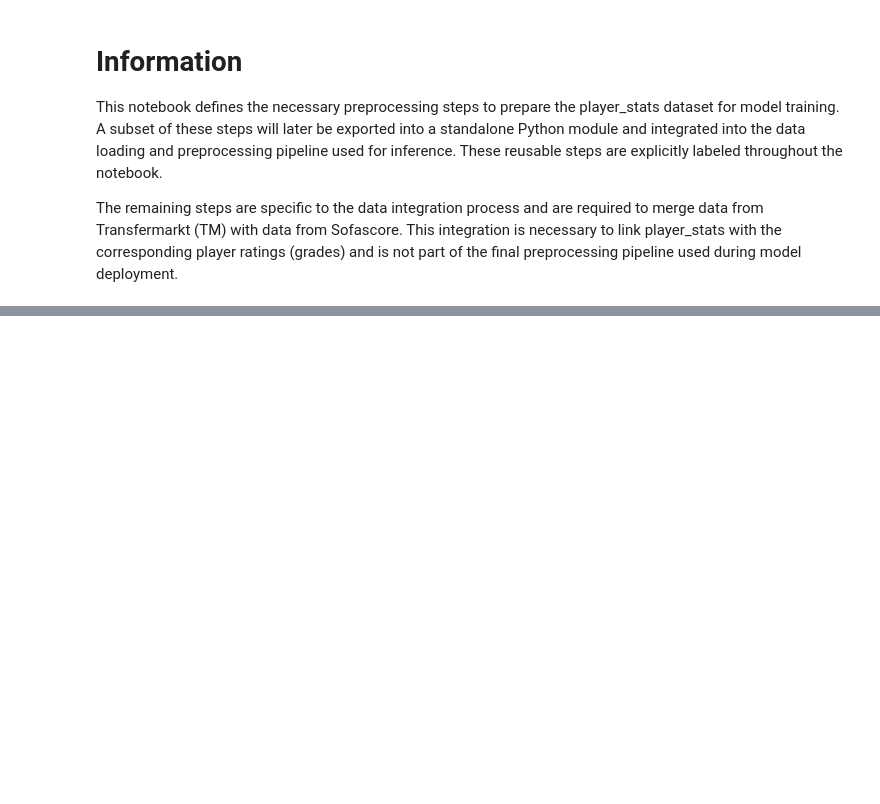
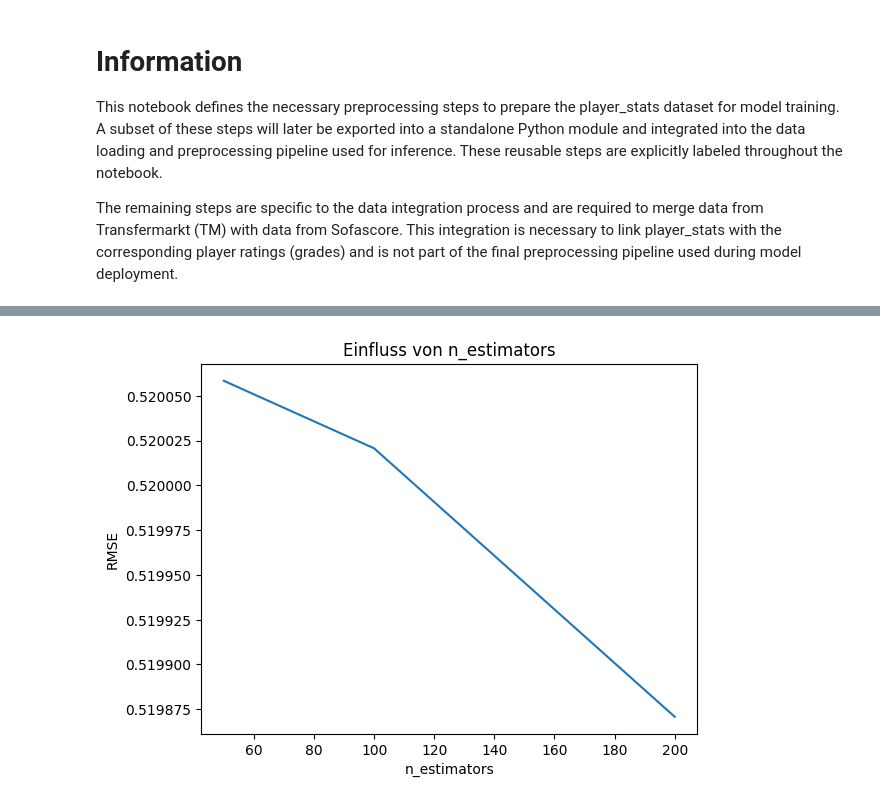
Before and after one commit to BDP26/pm4-iAM-Scout, a Jupyter notebook: rating_model/model.ipynb, the cells around one changed output, grey strips where cells are left out. Cells and saved outputs as stored; diff of their text form; code cells hidden in the pictures; blank space fills up the shorter version.

```diff
--- a/rating_model/model.ipynb
+++ b/rating_model/model.ipynb
@@ -7,22 +7,10 @@ The remaining steps are specific to the data integration process and are require
 import pandas as pd
 import numpy as np
 
-tm_stats = pd.read_csv("../data/scrape/pro/player_stats.csv")
-tm_matches = pd.read_csv("../data/scrape/pro/matches.csv")
-tm_players = pd.read_csv("../data/scrape/pro/players.csv")
-
-tm_players = tm_players[["player_id", "player_name", "position"]]
-tm_matches = tm_matches[["match_id", "date"]]
-
-tm_stats = tm_stats.merge(tm_players, on="player_id", how="left")
-tm_stats = tm_stats.merge(tm_matches, on="match_id", how="left")
+df = pd.read_csv("../data/transform/pro/stats_with_rating.csv")
 # %%
-# Merge with the dataset from sofascore to get the grade
-tm_stats["rating"] = np.random.uniform(1, 10, len(tm_stats)).round(1) #Temporary
-# After the merge drop the unneccesary colums
 cols = ["player_id", "match_id", "club_id", "player_name", "date"]
-tm_stats = tm_stats.drop(columns = cols, errors="ignore")
-df = tm_stats
+df = df.drop(columns = cols, errors="ignore")
 # %%
 from sklearn.compose import ColumnTransformer
 from sklearn.preprocessing import StandardScaler, OneHotEncoder
@@ -72,0 +98,77 @@ RMSE: 2.6026966987679647
+# %%
+from sklearn.pipeline import Pipeline
+from sklearn.ensemble import RandomForestRegressor
+from sklearn.metrics import mean_absolute_error, root_mean_squared_error
+from sklearn.model_selection import train_test_split, GridSearchCV
+import pandas as pd
+import matplotlib.pyplot as plt
+
+# -------------------
+# Data Split
+# -------------------
+X = df.drop(columns=["rating"])
+y = df["rating"]
+
+X_train, X_test, y_train, y_test = train_test_split(
+    X, y,
+    test_size=0.2,
+    random_state=42
+)
+
+# -------------------
+# Pipeline
+# -------------------
+pipeline = Pipeline([
+    ("preprocessing", preprocessor),
+    ("model", RandomForestRegressor(random_state=42, n_jobs=-1))
+])
+
+# -------------------
+# GridSearch
+# -------------------
+param_grid = {
+    "model__n_estimators": [50, 100, 200],
+    "model__max_depth": [None, 10, 20],
+    "model__min_samples_split": [2, 5],
+    "model__min_samples_leaf": [1, 2]
+}
+
+grid = GridSearchCV(
+    pipeline,
+    param_grid,
+    cv=5,
+    scoring="neg_root_mean_squared_error",
+    n_jobs=-1,
+    verbose=1
+)
+
+grid.fit(X_train, y_train)
+
+# -------------------
+# Best Model Evaluation
+# -------------------
+best_model = grid.best_estimator_
+
+y_pred = best_model.predict(X_test)
+
+mae = mean_absolute_error(y_test, y_pred)
+rmse = root_mean_squared_error(y_test, y_pred)
+
+print("Best Params:", grid.best_params_)
+print("MAE:", mae)
+print("RMSE:", rmse)
+
+# -------------------
+# Plot: n_estimators Einfluss
+# -------------------
+results = pd.DataFrame(grid.cv_results_)
+
+plot_data = results.groupby("param_model__n_estimators")["mean_test_score"].mean()
+
+plt.figure()
+plt.plot(plot_data.index, -plot_data.values)
+plt.xlabel("n_estimators")
+plt.ylabel("RMSE")
+plt.title("Einfluss von n_estimators")
+plt.show()
+# %% [output]
@@ -72,0 +179 @@ RMSE: 2.6026966987679647
+[figure, added]
```
Also changed, not shown: parts of 5 cells of this notebook.
